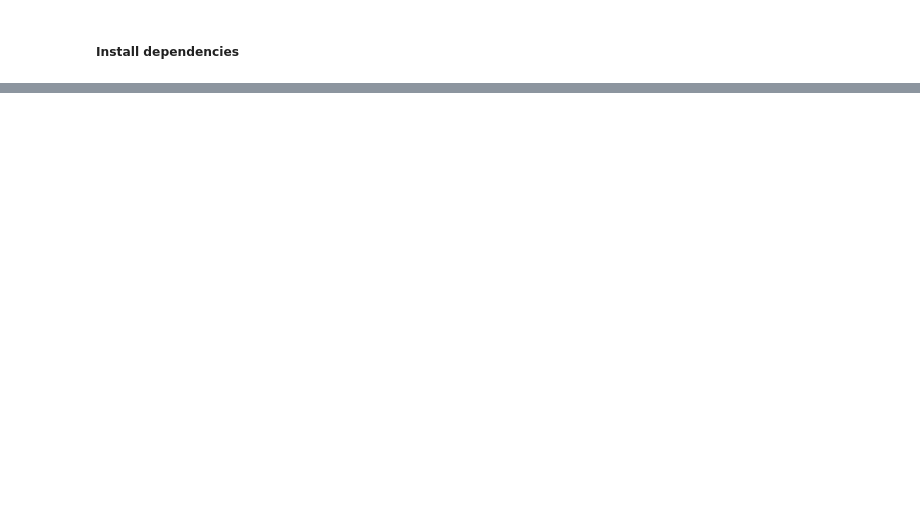
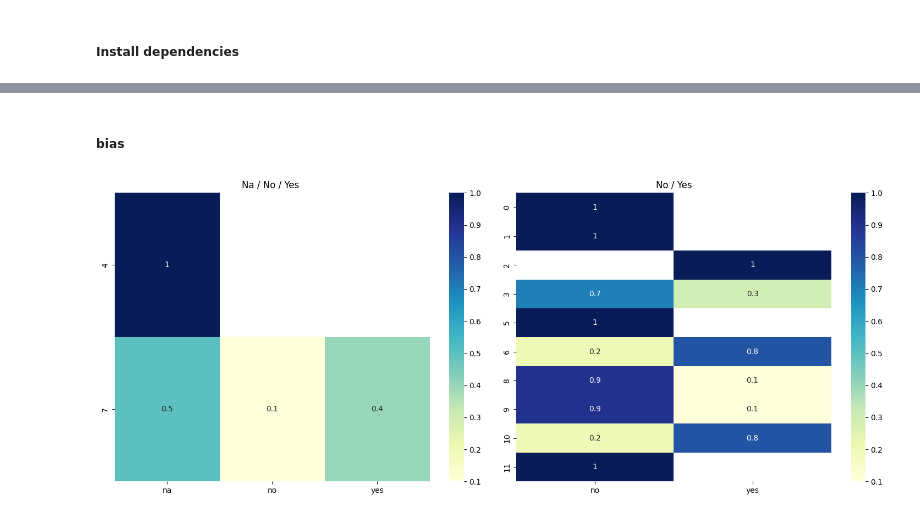
Before and after one commit to InvoLab101/10conv-poc, a Jupyter notebook: 10conversation.ipynb, the cells around one changed output, grey strips where cells are left out. Drawn from its saved outputs; the diff is of its cells as text; code cells hidden in the pictures; blank space fills up the shorter version.

```diff
--- a/10conversation.ipynb
+++ b/10conversation.ipynb
@@ -154,0 +252,45 @@ not in cache, need to call openai
+# %% [markdown]
+##### bias
+# %%
+from sklearn.metrics import cohen_kappa_score
+import seaborn as sns
+
+# List of indices for columns with mixed responses ("yes", "no", "na")
+mixed_response_indices = [4, 7]  # Replace with the actual indices
+
+# List of indices for columns with binary responses ("yes", "no")
+binary_response_indices = [0, 1, 2, 3, 5, 6, 8, 9, 10, 11]  # Replace with the actual indices
+
+# Calculate Response Distribution for mixed-response questions
+mixed_response_distribution = human_df.iloc[:, mixed_response_indices].apply(lambda x: x.value_counts(normalize=True)).T
+
+# Calculate Response Distribution for binary-response questions
+binary_response_distribution = human_df.iloc[:, binary_response_indices].apply(lambda x: x.value_counts(normalize=True)).T
+
+
+# 4. Visualize the Bias
+plt.figure(figsize=(15, 6))
+
+plt.subplot(1, 2, 1)
+sns.heatmap(mixed_response_distribution, annot=True, cmap="YlGnBu")
+plt.title("Na / No / Yes ")
+
+plt.subplot(1, 2, 2)
+sns.heatmap(binary_response_distribution, annot=True, cmap="YlGnBu")
+plt.title("No / Yes")
+
+plt.tight_layout()
+plt.show()
+
+
+
+
+# # Visualize agreement scores
+# plt.bar(agreement_scores.keys(), agreement_scores.values())
+# plt.xticks(rotation=45, ha="right")
+# plt.xlabel("Questions")
+# plt.ylabel("Cohen's Kappa Score")
+# plt.title("Inter-Rater Agreement for Each Question")
+# plt.show()
+# %% [output]
+[figure, added]
```
Also changed, not shown: parts of 9 cells of this notebook.
